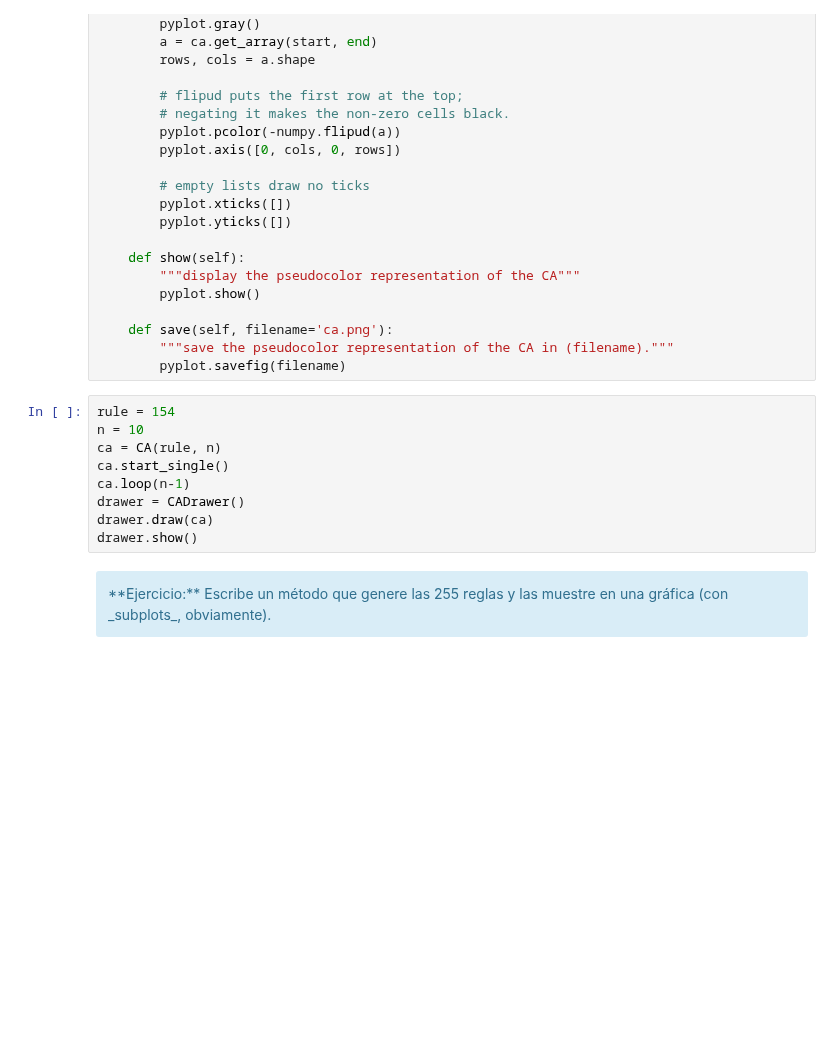
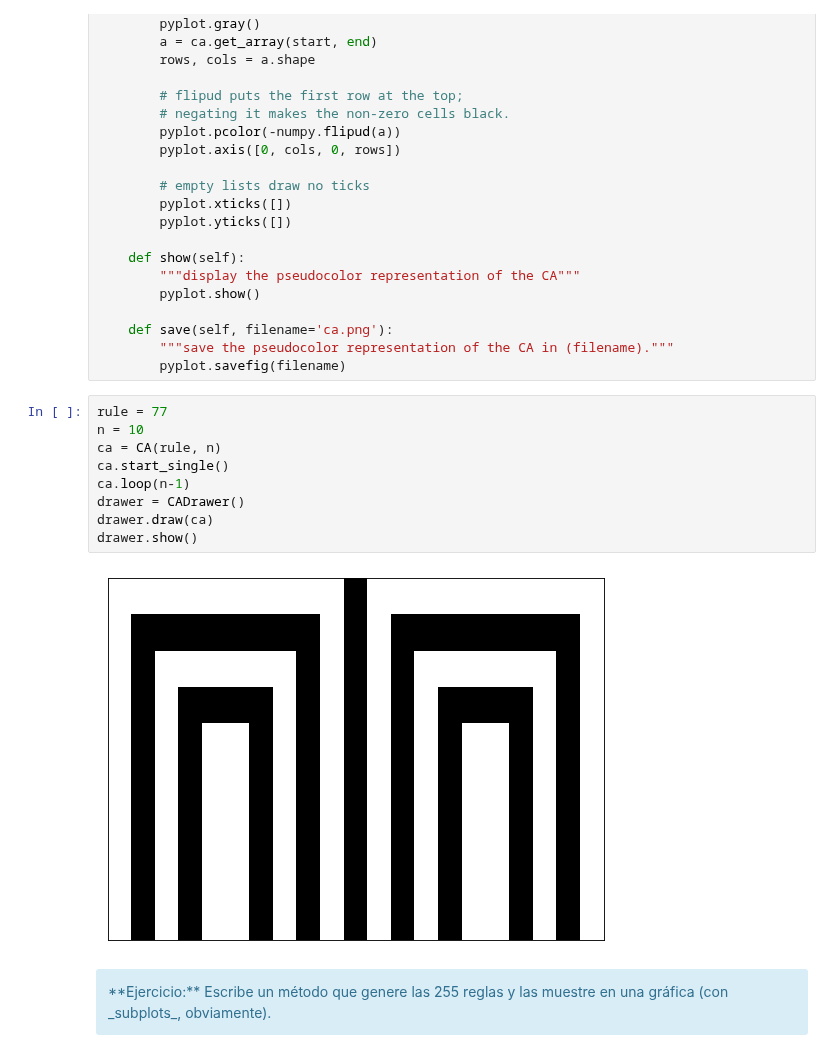
Before and after one commit to jesusigarmor/Matematicas-computacionales-fall2020, a Jupyter notebook: alumnos/Eseuriloquillo/PracticasPython/Clase17Sep.ipynb, the cells around one changed output. Drawn from its saved outputs; the diff is of its cells as text; blank space fills up the shorter version.

```diff
--- a/alumnos/Eseuriloquillo/PracticasPython/Clase17Sep.ipynb
+++ b/alumnos/Eseuriloquillo/PracticasPython/Clase17Sep.ipynb
@@ -668,14 +668,16 @@ class CADrawer(object):
         """save the pseudocolor representation of the CA in (filename)."""
         pyplot.savefig(filename)
 # %%
-rule = 154
+rule = 77
 n = 10
 ca = CA(rule, n)
 ca.start_single()
 ca.loop(n-1)
 drawer = CADrawer()
 drawer.draw(ca)
 drawer.show()
+# %% [output]
+[figure, added]
 # %% [markdown]
 <div class="alert alert-info">
 **Ejercicio:** Escribe un método que genere las 255 reglas y las muestre en una gráfica (con _subplots_, obviamente).
```
Also changed, not shown: parts of 2 cells of this notebook.
